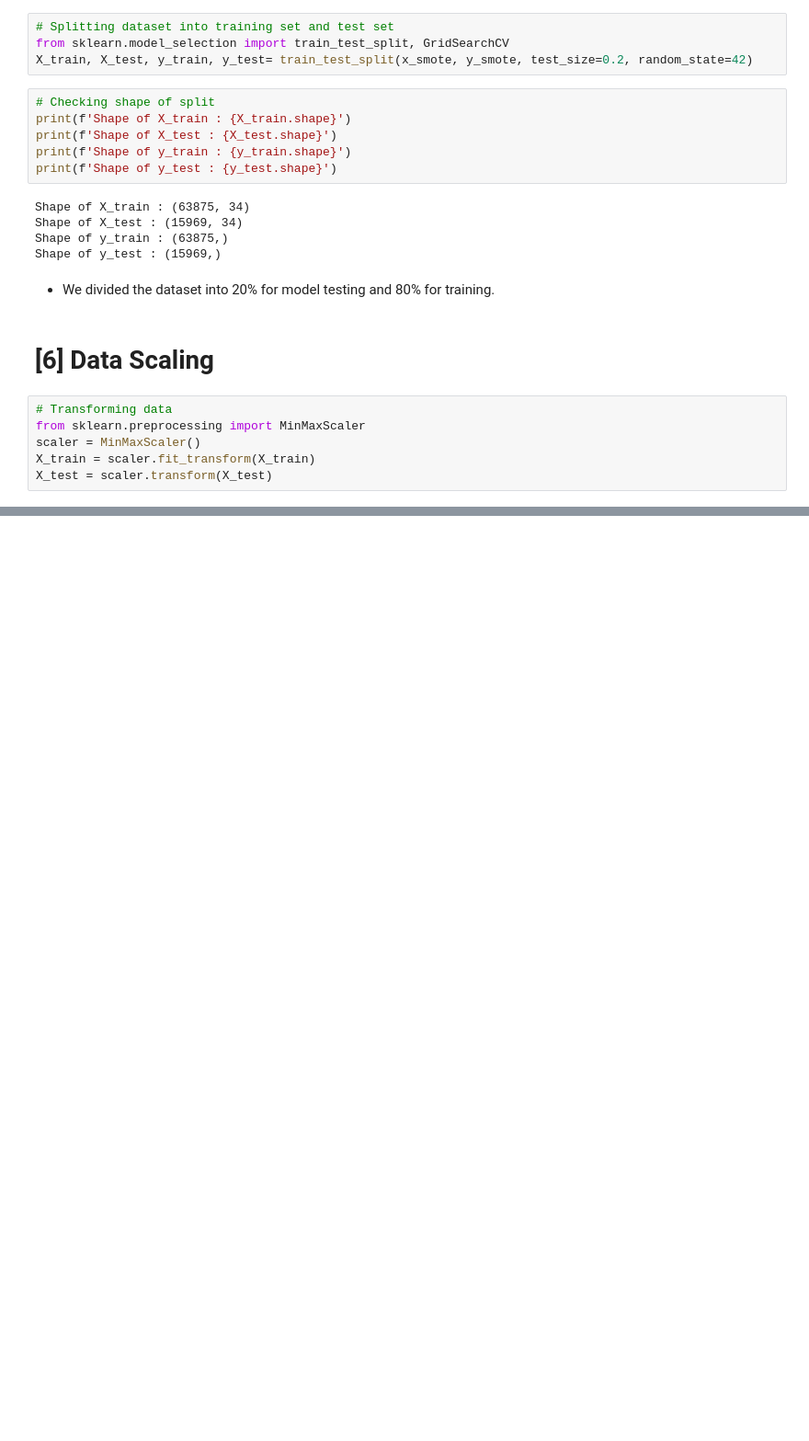
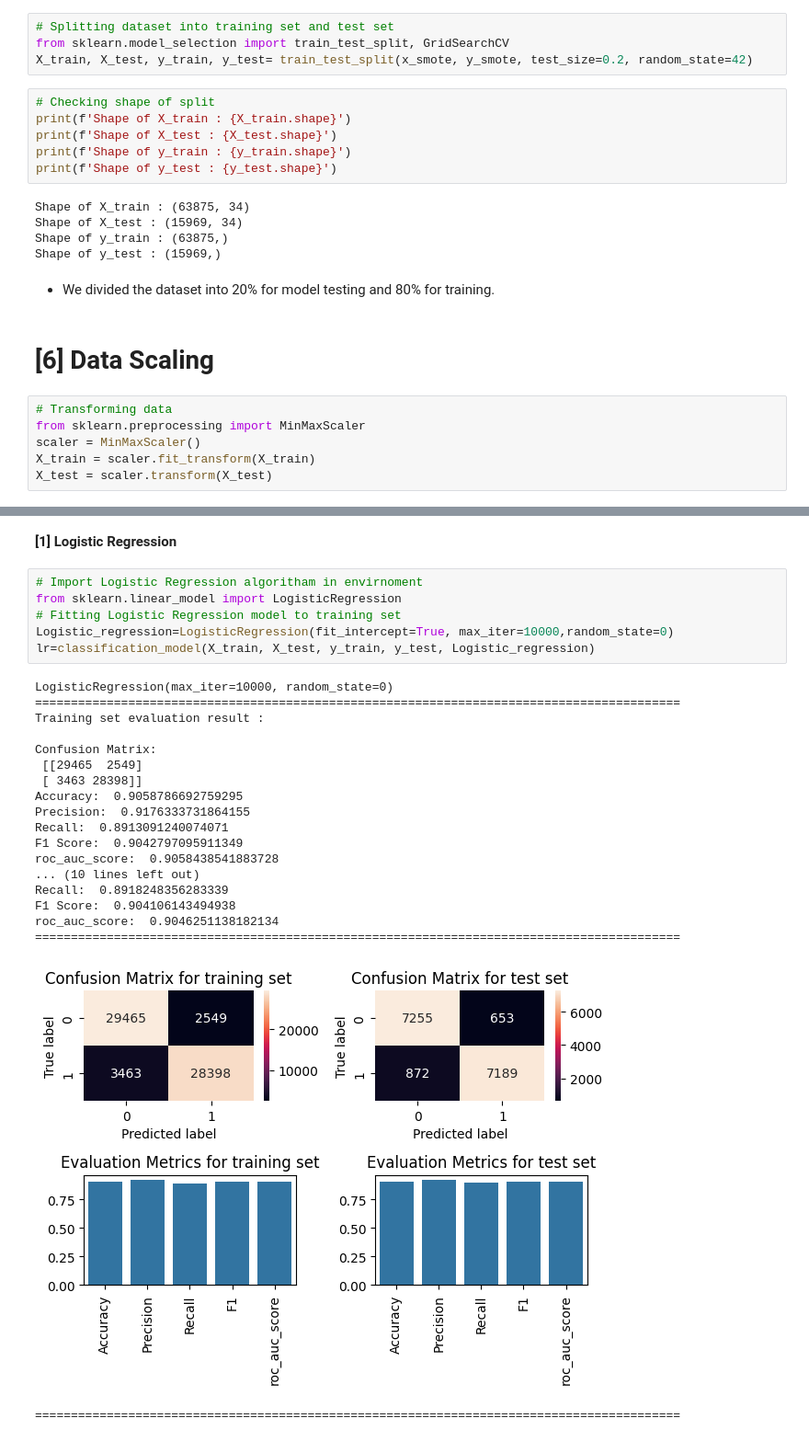
Before and after one commit to bimal-bp/Bank-Marketing-Effectiveness-Prediction-ML-Classification, a Jupyter notebook: project.ipynb, the cells around one changed output, grey strips where cells are left out. Shown at 92% size. Drawn from its saved outputs; the diff is of its cells as text; blank space fills up the shorter version.

Commit message:
ML  Model work Done

```diff
--- a/project.ipynb
+++ b/project.ipynb
@@ -779,0 +955,28 @@ X_test = scaler.transform(X_test)
+# %% [markdown]
+**[1] Logistic Regression**
+# %%
+# Import Logistic Regression algoritham in envirnoment
+from sklearn.linear_model import LogisticRegression
+# Fitting Logistic Regression model to training set
+Logistic_regression=LogisticRegression(fit_intercept=True, max_iter=10000,random_state=0)
+lr=classification_model(X_train, X_test, y_train, y_test, Logistic_regression)
+# %% [output]
+LogisticRegression(max_iter=10000, random_state=0)
+==========================================================================================
+Training set evaluation result :
+
+Confusion Matrix:
+ [[29465  2549]
+ [ 3463 28398]]
+Accuracy:  0.9058786692759295
+Precision:  0.9176333731864155
+Recall:  0.8913091240074071
+F1 Score:  0.9042797095911349
+roc_auc_score:  0.9058438541883728
+... (10 lines left out)
+Recall:  0.8918248356283339
+F1 Score:  0.904106143494938
+roc_auc_score:  0.9046251138182134
+==========================================================================================
+[figure, added]
+==========================================================================================
```
Also changed, not shown: parts of 19 cells of this notebook.
